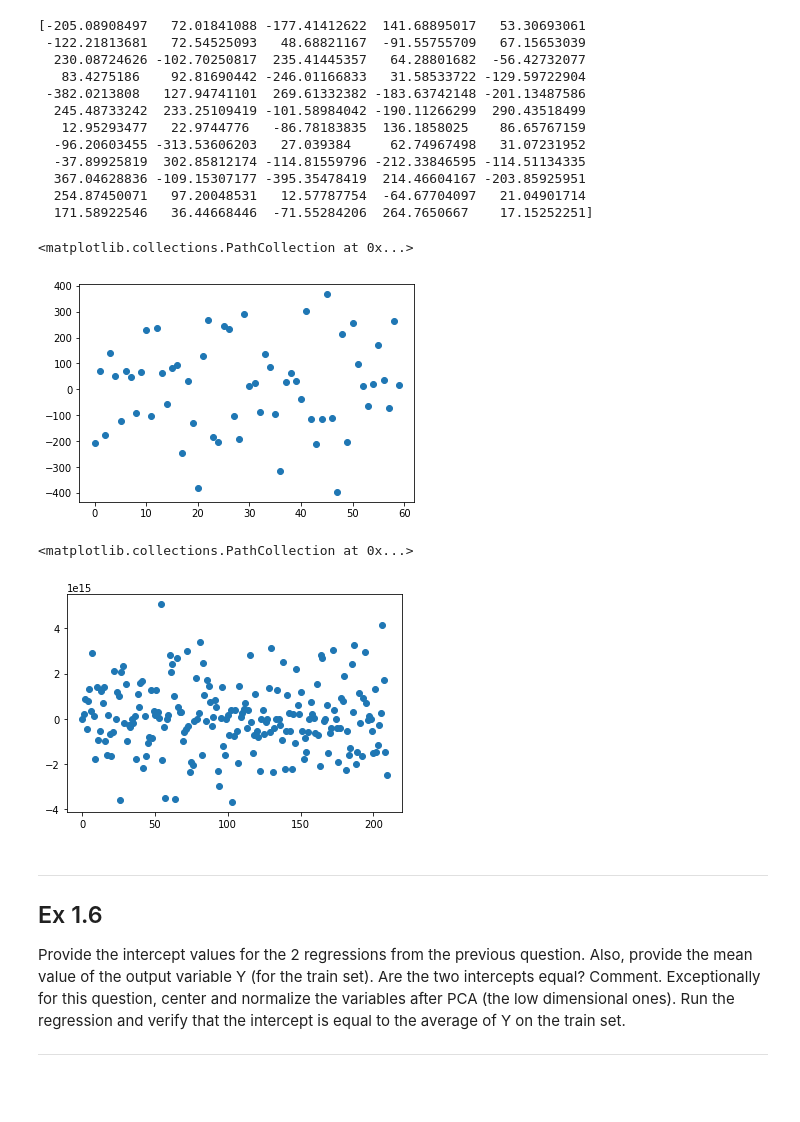
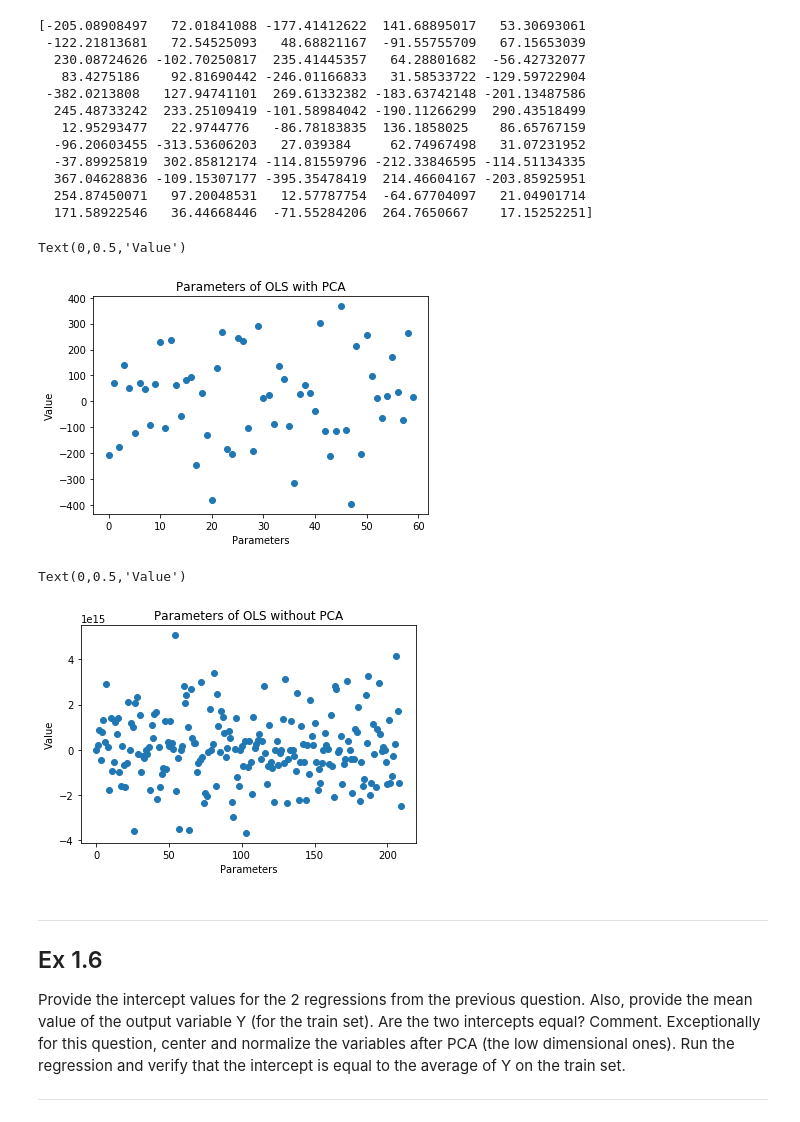
Before and after one commit to ldihao/SD-TSIA204_Statistics, a Jupyter notebook: TP2/sd-tsia204_lab2_luo_dihao.ipynb, the cells around one changed output. Cells and saved outputs as stored; diff of their text form; code cells hidden in the pictures; blank space fills up the shorter version.

```diff
--- a/TP2/sd-tsia204_lab2_luo_dihao.ipynb
+++ b/TP2/sd-tsia204_lab2_luo_dihao.ipynb
@@ -272,16 +241,22 @@ print(reg.coef_)
   171.58922546   36.44668446  -71.55284206  264.7650667    17.15252251]
 # %%
 plt.scatter(range(60), reg.coef_)
+plt.title("Parameters of OLS with PCA")
+plt.xlabel("Parameters")
+plt.ylabel("Value")
 # %% [output]
-<matplotlib.collections.PathCollection at 0x...>
+Text(0,0.5,'Value')
-[figure, old version]
+[figure, new version]
 # %%
 reg_without_PCA = LinearRegression().fit(X_train, y_train)
 # print(reg_without_PCA.coef_)
 plt.scatter(range(len(reg_without_PCA.coef_)), reg_without_PCA.coef_)
+plt.title("Parameters of OLS without PCA")
+plt.xlabel("Parameters")
+plt.ylabel("Value")
 # %% [output]
-<matplotlib.collections.PathCollection at 0x...>
+Text(0,0.5,'Value')
-[figure, old version]
+[figure, new version]
 # %% [markdown]
 ---
 
```
Also changed, not shown: parts of 33 cells of this notebook.
